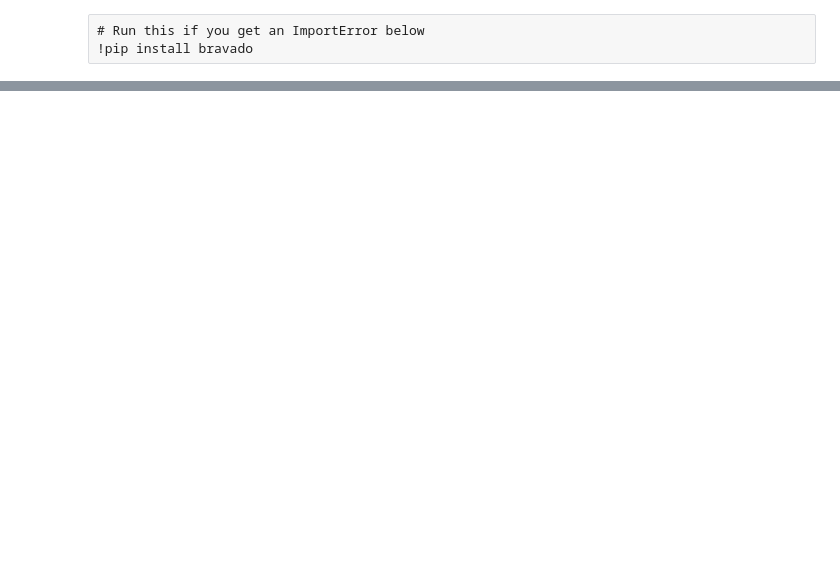
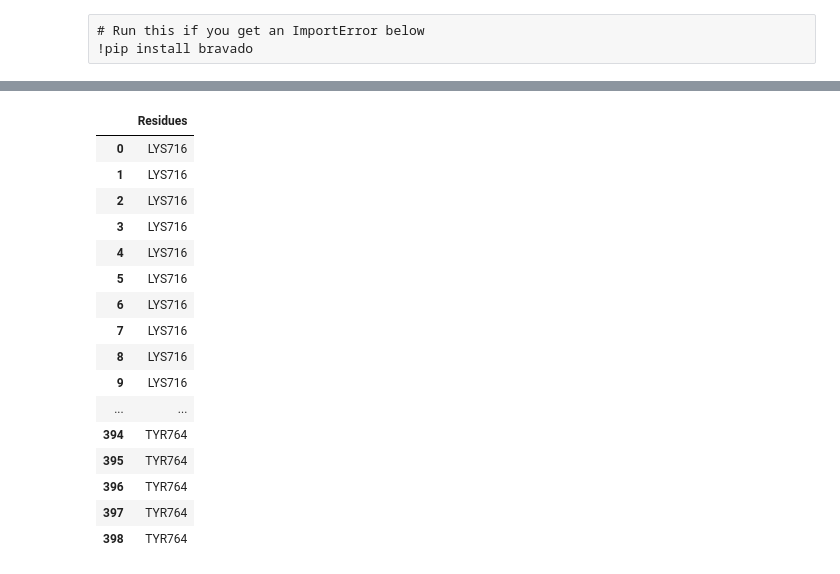
Before and after one commit to volkamerlab/TeachOpenCADD-BindingSiteDetection, a Jupyter notebook: 12_binding_site_detection.ipynb, the cells around one changed output, grey strips where cells are left out. Cells and saved outputs as stored; diff of their text form; code cells hidden in the pictures; blank space fills up the shorter version.

Commit message:
Codes executed for DSS and KLIFS without any error, added Dog Strings as comments for all functions

```diff
--- a/12_binding_site_detection.ipynb
+++ b/12_binding_site_detection.ipynb
@@ -768,5 +546,0 @@ pdb_code = '3w32'
-# %%
-def protein_binding_site(*kinase_ids):
-    molcomplex = KLIFS_CLIENT.Structures.get_structure_get_pdb_complex(structure_ID=structures[0].structure_ID).response().result
-    binding_site = KLIFS_CLIENT.Structures.get_structure_get_pocket(structure_ID=kinase_ID).response().result
-    return binding_site
@@ -788,4 +546,0 @@ KLIFS_CLIENT.Structures.get_structure_get_pocket(structure_ID=782).response().re
-# %%
-binding_site = protein_binding_site(pdb_code)
-# %%
-binding_site = KLIFS_binding_site()
@@ -793,0 +619,48 @@ fede
+# %%
+def residue_id(binding_site):
+    """
+    Description
+    -----------
+    This function returns the residue IDs and residue names which are returned from the KLIFS database
+
+    Parameters
+    ----------
+    binding_site : str
+    col_names : list
+    col_types : list
+
+    Returns
+    -------
+    mol2_df[['Residues']] : list
+
+
+    """
+    ppdb = PandasMol2()
+    mol2_df = ppdb._construct_df(
+        binding_site.splitlines(True),
+        col_names=['1','2','3','4','5','6','7','Residues','9','10'],
+        col_types=[str]*10
+    )
+    return mol2_df[['Residues']]
+# %%
+# Displays the residue IDs and residue_names retrieved from KLIFS database
+final_KLIFS = residue_id(binding_site)
+final_KLIFS
+# %% [output]
+|  | Residues |
+| 0 | LYS716 |
+| 1 | LYS716 |
+| 2 | LYS716 |
+| 3 | LYS716 |
+| 4 | LYS716 |
+| 5 | LYS716 |
+| 6 | LYS716 |
+| 7 | LYS716 |
+| 8 | LYS716 |
+| 9 | LYS716 |
+| ... | ... |
+| 394 | TYR764 |
+| 395 | TYR764 |
+| 396 | TYR764 |
+| 397 | TYR764 |
+| 398 | TYR764 |
```
Also changed, not shown: parts of 55 cells of this notebook.
